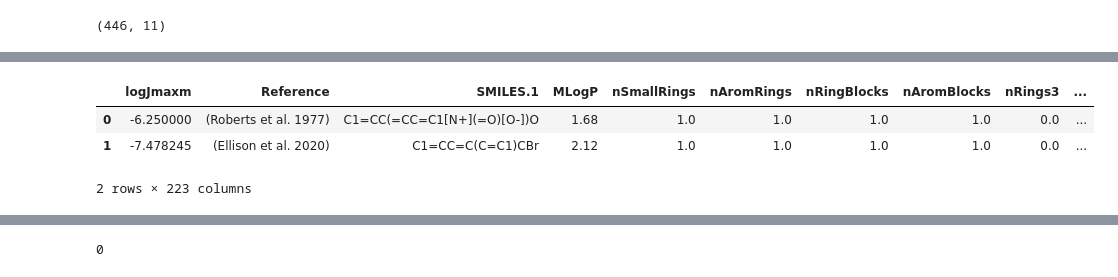
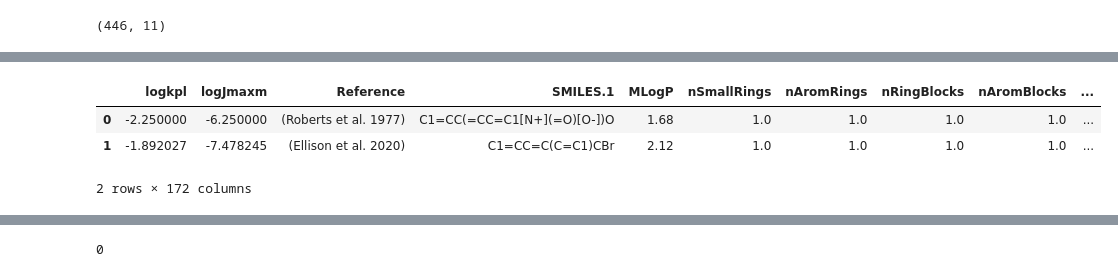
Before and after one commit to AhmadHammad21/Skin-Permeation, a Jupyter notebook: notebooks/1. Data Preparation.ipynb, the cells around one changed output, grey strips where cells are left out. Drawn from its saved outputs; the diff is of its cells as text; code cells hidden in the pictures.

```diff
--- a/notebooks/1. Data Preparation.ipynb
+++ b/notebooks/1. Data Preparation.ipynb
@@ -11,5 +11,5 @@ import numpy as np
 import matplotlib.pyplot as plt
 import seaborn as sns
 # %%
-data = pd.read_excel("./data/raw/Skin Permeation.xlsx")
+data = pd.read_excel("../data/raw/Skin Permeation.xlsx")
 # %%
@@ -35,0 +53,5 @@ data.shape
+# %%
+# there are null values
+for col in data.columns:
+    if data[col].isna().sum() > 0:
+        print(col, data[col].isna().sum())
@@ -35,0 +64,4 @@ data.shape
+# %%
+# getting a copy of the data to do some cleaning
+clean_data = data.copy()
+clean_data.shape
@@ -35,0 +70,7 @@ data.shape
+# %%
+# finding columns with one value for example
+# we have 52 columns with 0's
+for col in data.columns:
+    if data[col].nunique() == 1:
+        print(col, data[col].unique())
+        clean_data.drop(col, axis=1, inplace=True)
@@ -69,9 +180,9 @@ properties_df.to_csv('./data/processed/properties.csv', index=False)
 # %%
-descriptors_df = data.iloc[:, 18:]
+descriptors_df = clean_data.iloc[:, 17:]
 descriptors_df.head(2)
 # %% [output]
-|  | logJmaxm | Reference | SMILES.1 | MLogP | nSmallRings | nAromRings | nRingBlocks | nAromBlocks | nRings3 | ... |
-| 0 | -6.250000 | (Roberts et al. 1977) | C1=CC(=CC=C1[N+](=O)[O-])O | 1.68 | 1.0 | 1.0 | 1.0 | 1.0 | 0.0 | ... |
-| 1 | -7.478245 | (Ellison et al. 2020) | C1=CC=C(C=C1)CBr | 2.12 | 1.0 | 1.0 | 1.0 | 1.0 | 0.0 | ... |
+|  | logkpl | logJmaxm | Reference | SMILES.1 | MLogP | nSmallRings | nAromRings | nRingBlocks | nAromBlocks | ... |
+| 0 | -2.250000 | -6.250000 | (Roberts et al. 1977) | C1=CC(=CC=C1[N+](=O)[O-])O | 1.68 | 1.0 | 1.0 | 1.0 | 1.0 | ... |
+| 1 | -1.892027 | -7.478245 | (Ellison et al. 2020) | C1=CC=C(C=C1)CBr | 2.12 | 1.0 | 1.0 | 1.0 | 1.0 | ... |
-2 rows × 223 columns
+2 rows × 172 columns
 # %%
```
Also changed, not shown: parts of 25 cells of this notebook, 5 other files.
